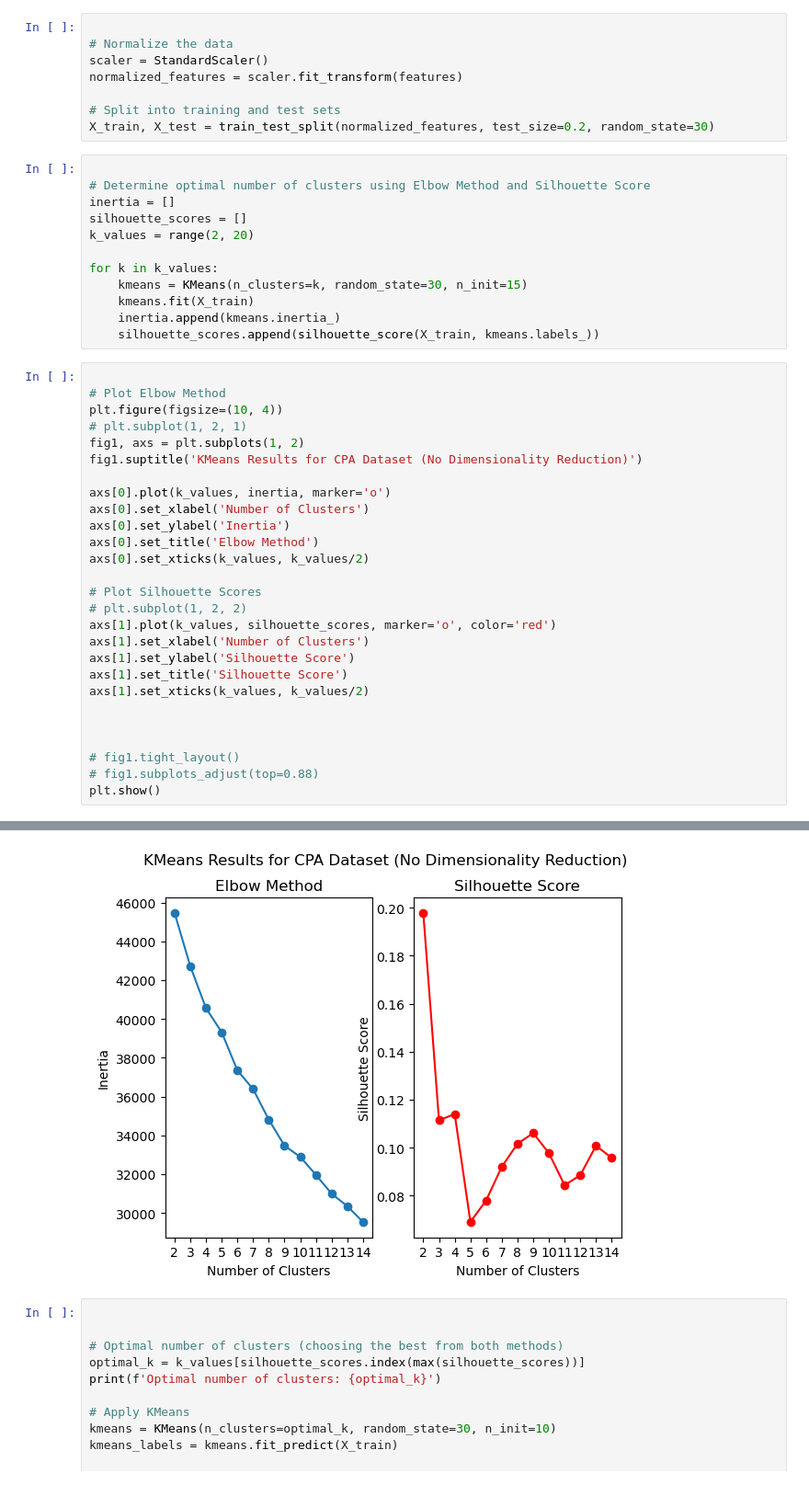
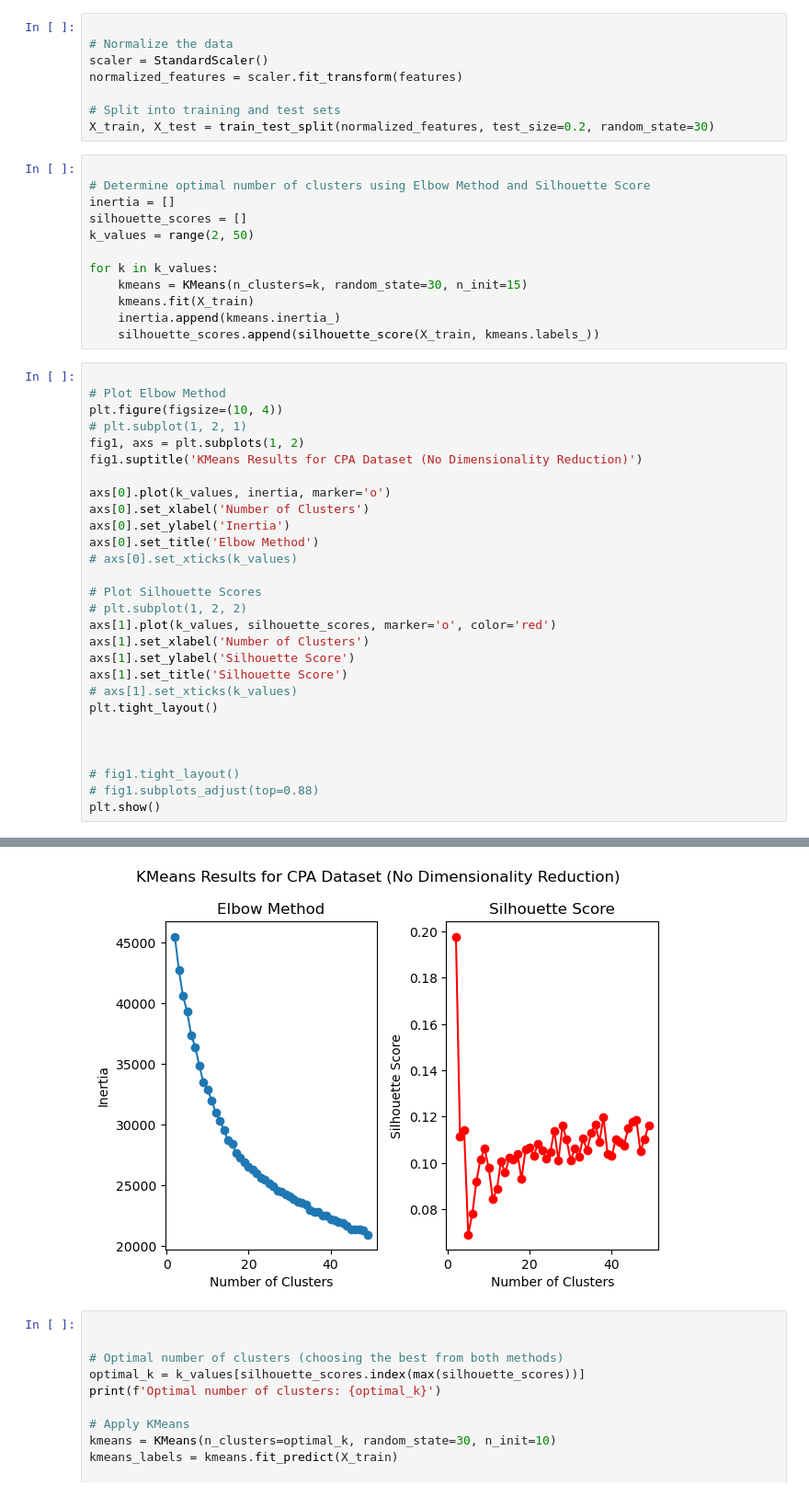
Before and after one commit to nico-medellin/Studying-the-Effects-of-Clustering-and-Dimension-Reduction-on-Neural-Network-Performance, a Jupyter notebook: assignment_3.ipynb, the cells around one changed output, grey strips where cells are left out. Shown at 92% size. Cells and saved outputs as stored; diff of their text form.

```diff
--- a/assignment_3.ipynb
+++ b/assignment_3.ipynb
@@ -51,7 +51,7 @@ X_train, X_test = train_test_split(normalized_features, test_size=0.2, random_st
 # Determine optimal number of clusters using Elbow Method and Silhouette Score
 inertia = []
 silhouette_scores = []
-k_values = range(2, 20)
+k_values = range(2, 50)
 
 for k in k_values:
     kmeans = KMeans(n_clusters=k, random_state=30, n_init=15)
@@ -61,33 +61,34 @@ for k in k_values:
 # %%
 
 # Plot Elbow Method
 plt.figure(figsize=(10, 4))
 # plt.subplot(1, 2, 1)
 fig1, axs = plt.subplots(1, 2)
 fig1.suptitle('KMeans Results for CPA Dataset (No Dimensionality Reduction)')
 
 axs[0].plot(k_values, inertia, marker='o')
 axs[0].set_xlabel('Number of Clusters')
 axs[0].set_ylabel('Inertia')
 axs[0].set_title('Elbow Method')
-axs[0].set_xticks(k_values, k_values/2)
+# axs[0].set_xticks(k_values)
 
 # Plot Silhouette Scores
 # plt.subplot(1, 2, 2)
 axs[1].plot(k_values, silhouette_scores, marker='o', color='red')
 axs[1].set_xlabel('Number of Clusters')
 axs[1].set_ylabel('Silhouette Score')
 axs[1].set_title('Silhouette Score')
-axs[1].set_xticks(k_values, k_values/2)
+# axs[1].set_xticks(k_values)
+plt.tight_layout()
 
 
 
 # fig1.tight_layout()
 # fig1.subplots_adjust(top=0.88)
 plt.show()
 # %% [output]
 <Figure size 1000x400 with 0 Axes>
-[figure, old version]
+[figure, new version]
 # %%
 
 
```
Also changed, not shown: parts of 29 cells of this notebook.
